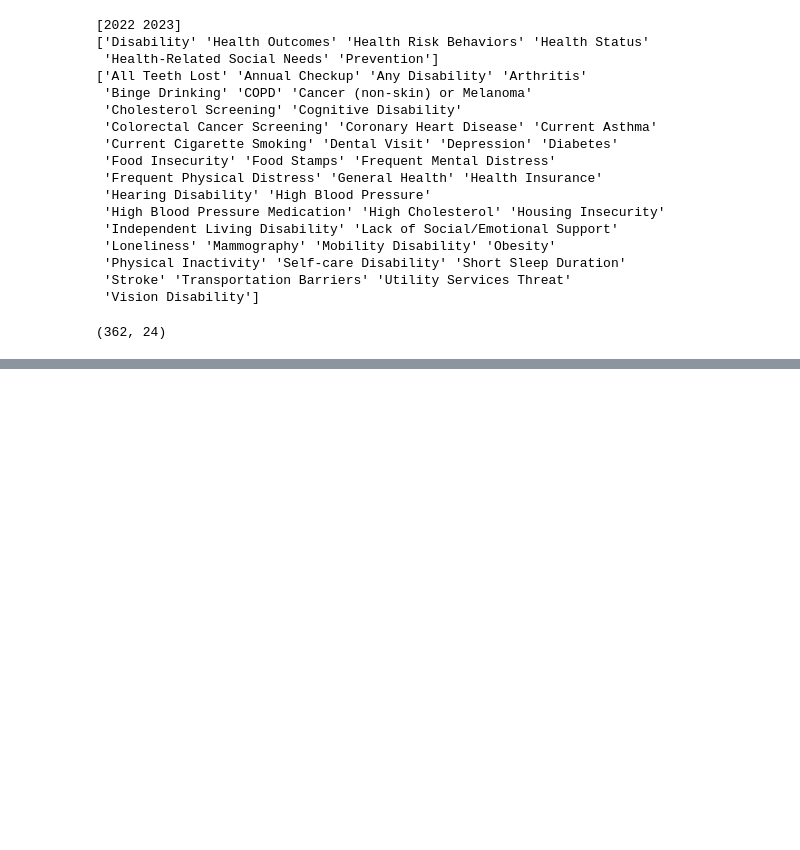
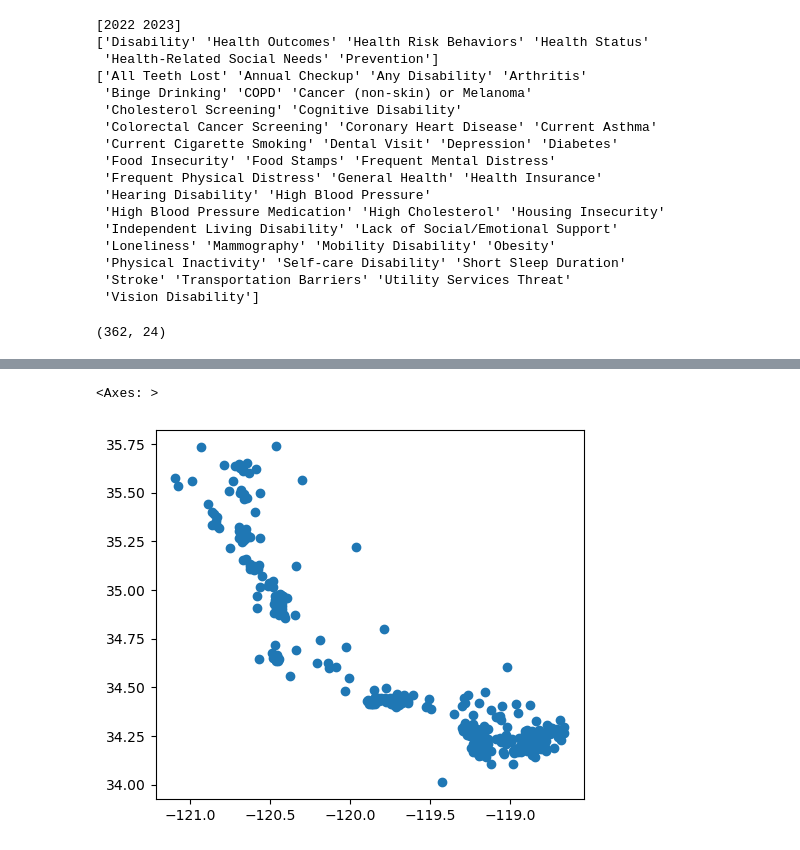
Before and after one commit to haylee360/network-graphs, a Jupyter notebook: places-cleaning.ipynb, the cells around one changed output, grey strips where cells are left out. Drawn from its saved outputs; the diff is of its cells as text; code cells hidden in the pictures; blank space fills up the shorter version.

```diff
--- a/places-cleaning.ipynb
+++ b/places-cleaning.ipynb
@@ -78,0 +117,5 @@ insurance.head(6)
+# %%
+places_geojson.plot()
+# %% [output]
+<Axes: >
+[figure, added]
```
Also changed, not shown: parts of 13 cells of this notebook, 8 other files.
